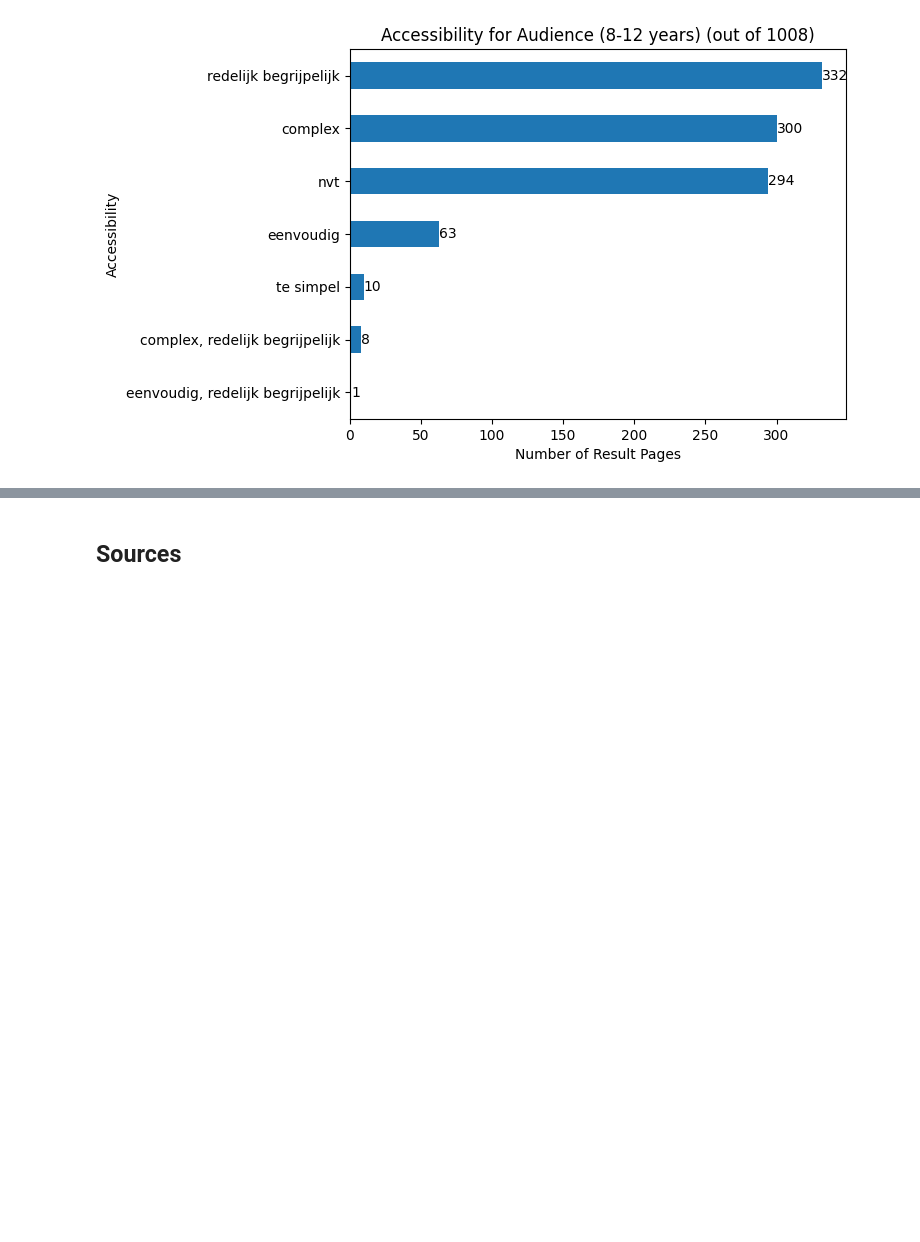
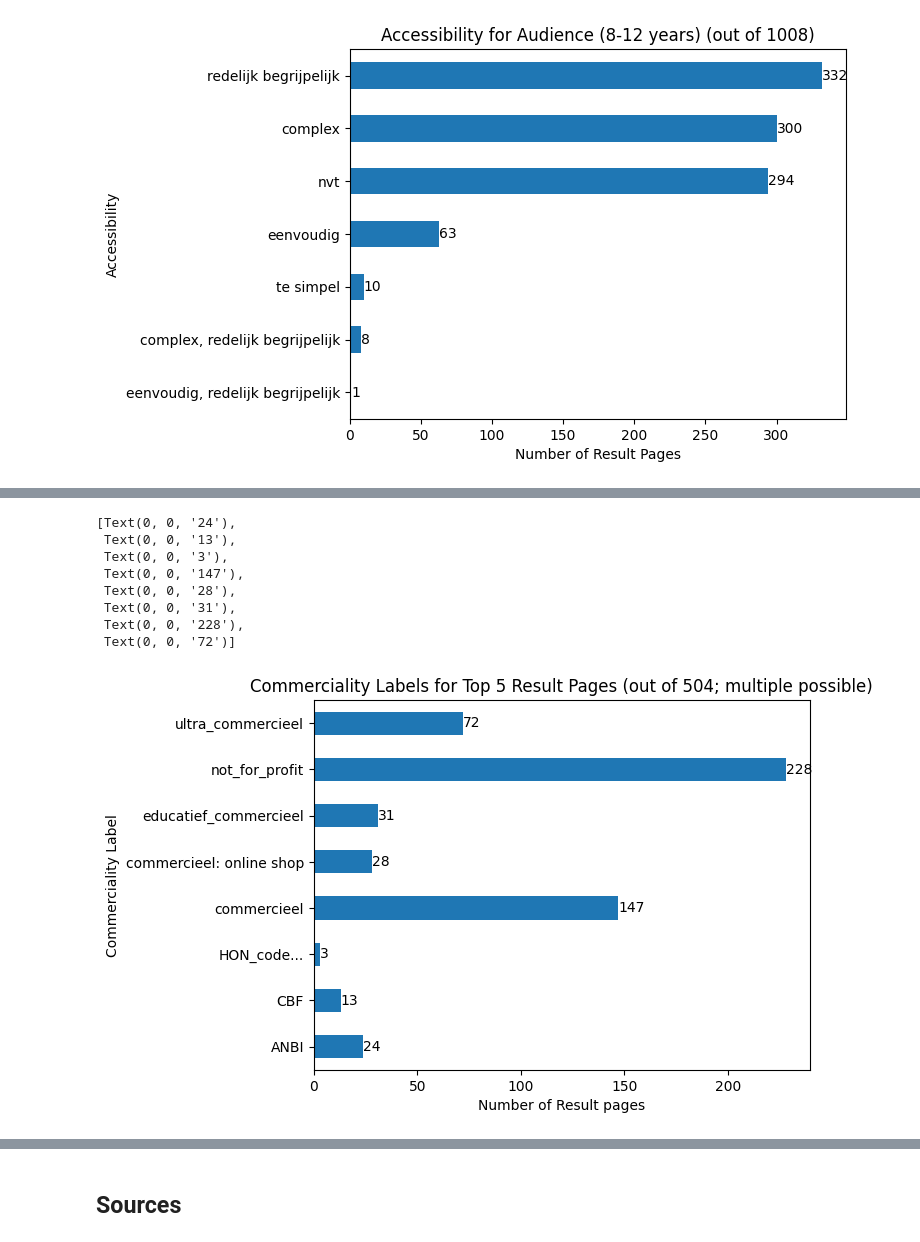
Before and after one commit to SlimZoeken/100queries, a Jupyter notebook: notebooks/analysis.ipynb, the cells around one changed output, grey strips where cells are left out. Drawn from its saved outputs; the diff is of its cells as text; code cells hidden in the pictures; blank space fills up the shorter version.

```diff
--- a/notebooks/analysis.ipynb
+++ b/notebooks/analysis.ipynb
@@ -368,0 +509,28 @@ ax.bar_label(ax.containers[0])
+# %%
+n = 5
+_results = results.loc[results["Ranking"] <= n]
+ax = (
+    _results["Bron: Commerciality"]
+    .str.split(",")
+    .explode()
+    .str.strip()
+    .value_counts()
+    .sort_index()
+    .plot(
+        kind="barh",
+        title=f"Commerciality Labels for Top {n} Result Pages (out of {len(_results)}; multiple possible)",
+        xlabel="Number of Result pages",
+        ylabel="Commerciality Label",
+    )
+)
+ax.bar_label(ax.containers[0])
+# %% [output]
+[Text(0, 0, '24'),
+ Text(0, 0, '13'),
+ Text(0, 0, '3'),
+ Text(0, 0, '147'),
+ Text(0, 0, '28'),
+ Text(0, 0, '31'),
+ Text(0, 0, '228'),
+ Text(0, 0, '72')]
+[figure, added]
```
Also changed, not shown: parts of 16 cells of this notebook.
